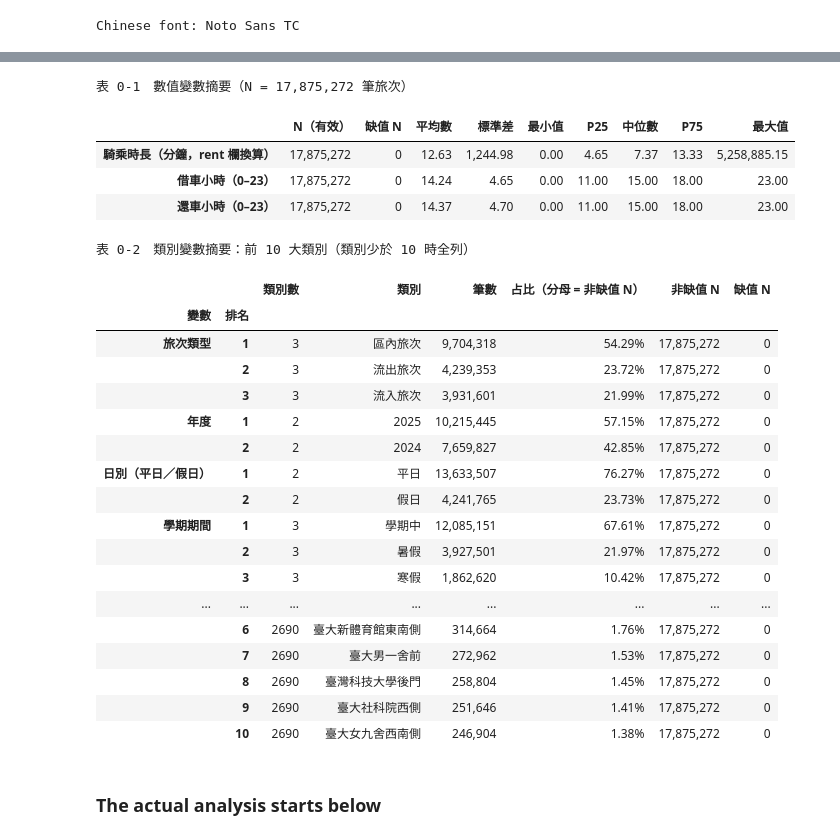
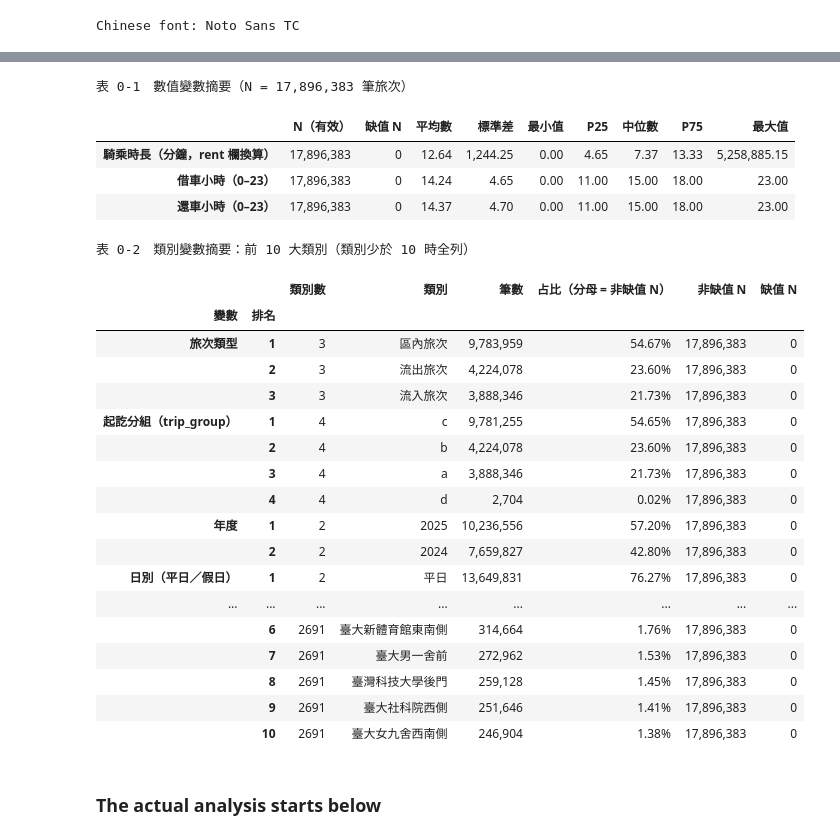
Before and after one commit to ShenTsai/DSSI2026-group-1, a Jupyter notebook: finding/youbike_traffic_eda.ipynb, the cells around one changed output, grey strips where cells are left out. Cells and saved outputs as stored; diff of their text form; code cells hidden in the pictures.

```diff
--- a/finding/youbike_traffic_eda.ipynb
+++ b/finding/youbike_traffic_eda.ipynb
@@ -91,12 +91,12 @@ def show_figure(fig, filename):
 Chinese font: Noto Sans TC
 # %%
 # Load input data here and please finish all the data manipulation here.
-# Inputs: the v5 OD trip files (one row = one source transaction) and the team's 2024 and 2025 calendars.
+# Inputs: the v6 OD trip files (one row = one source transaction) and the team's 2024 and 2025 calendars.
 INPUTS = {
-    "traffic_2024": ("data/processed/youbike_traffic_processed/YouBike_traffic_2024_v5.csv",
-                     "8549188af5faa11fd0a53c5dce0b178cfa76534ccbce042142af44799f205d20"),
-    "traffic_2025": ("data/processed/youbike_traffic_processed/YouBike_traffic_2025_v5.csv",
-                     "0ae8940ea7b1b165b9abf860ad0a6edc9cd3682f9c5cc1ff89844b5a86d8cf5a"),
+    "traffic_2024": ("data/processed/youbike_traffic/YouBike_traffic_2024_v6.csv",
+                     "22f3366e0a6a8b56fcd135b8b85b3a00f5a5204bafdfa73f47484b4edffb20a7"),
+    "traffic_2025": ("data/processed/youbike_traffic/YouBike_traffic_2025_v6.csv",
+                     "66cbd581b26568f2f8af03d4fafec5b4bc74fe9acf2ffe6feece6aeeb93495b9"),
     "calendar_2024": ("data/processed/calendar_2024.csv",
                       "3de23cb578c1c4d6b21d732bd1e0d38a952c56f03e07268099f82ca72211c3ac"),
     "calendar_2025": ("data/processed/calendar_2025.csv",
@@ -115,7 +115,7 @@ for key, (relative_path, expected) in INPUTS.items():
 print(f"All {len(INPUTS)} inputs exist and match their expected SHA-256.")
 
 TRAFFIC_COLUMNS = ["rent_time", "rent_station", "rent_station_id", "return_time", "return_station",
-                   "return_station_id", "rent", "bike_type", "infodate"]
+                   "return_station_id", "rent", "bike_type", "infodate", "trip_group"]
 read_options = {"dtype": str, "keep_default_na": False, "na_filter": False, "encoding": "utf-8-sig"}
 parts = []
 for year in (2024, 2025):
@@ -135,7 +135,7 @@ trips["date"] = pd.to_datetime(trips["infodate"], format="%Y-%m-%d")
 assert (trips["date"] == trips["rent_time"].dt.normalize()).all(), "infodate differs from the rental date"
 
 # --- Check 2: verify the -1 assumption -------------------------------------------------
-OUTSIDE = "-1"
+OUTSIDE = "-1"  # outside the field; -2 = 臺大人文館 (inside the field, StationID pending)
 rent_in = trips["rent_station_id"] != OUTSIDE
 return_in = trips["return_station_id"] != OUTSIDE
 check = {
@@ -163,6 +163,10 @@ TYPE_ORDER = ["區內旅次", "流出旅次", "流入旅次"]
 trips["trip_type"] = pd.Categorical(
     np.select([rent_in & return_in, rent_in & ~return_in], ["區內旅次", "流出旅次"], "流入旅次"),
     categories=TYPE_ORDER)
+# The v6 files carry trip_group (a 流入, b 流出, c 區內, d 同站且 ≤ 3 分鐘); this report keeps the three
+# trip types and counts d inside 區內旅次, so check the two classifications agree.
+expected_type = trips["trip_group"].map({"a": "流入旅次", "b": "流出旅次", "c": "區內旅次", "d": "區內旅次"})
+assert (expected_type == trips["trip_type"].astype(str)).all(), "trip_group disagrees with the trip types"
 trips["rent_in_field"] = rent_in.to_numpy()
 trips["return_in_field"] = return_in.to_numpy()
 
@@ -235,57 +239,57 @@ Analysis sample: 17,875,272 trips (no rows dropped).
 | 8 | 2024-01-01 | 吳興街284巷(廣安宮) | 2024-01-01 | 臺大男七舍前 | 流入旅次 | 13.583333 | False | ... |
 | 9 | 2024-01-01 | 和平復興路口西北側 | 2024-01-01 | 全安公園 | 流出旅次 | 7.650000 | False | ... |
 # %%
-# Summary statistics for every variable used below (N = all trips, 2024-2025 v5).
+# Summary statistics for every variable used below (N = all trips, 2024-2025 v6).
 N = len(trips)
 numeric_vars = {"duration_min": "騎乘時長（分鐘，rent 欄換算）", "rent_hour": "借車小時（0–23）",
                 "return_hour": "還車小時（0–23）"}
 numeric_summary = pd.DataFrame({
     label: {"N（有效）": fmt_int(trips[col].notna().sum()), "缺值 N": fmt_int(trips[col].isna().sum()),
             "平均數": fmt2(trips[col].mean()), "標準差": fmt2(trips[col].std()), "最小值": fmt2(trips[col].min()),
             "P25": fmt2(trips[col].quantile(.25)), "中位數": fmt2(trips[col].median()),
             "P75": fmt2(trips[col].quantile(.75)), "最大值": fmt2(trips[col].max())}
     for col, label in numeric_vars.items()}).T
 print(f"表 0-1　數值變數摘要（N = {N:,} 筆旅次）")
 display(numeric_summary)
 
-categorical_vars = {"trip_type": "旅次類型", "year": "年度", "day_type": "日別（平日／假日）",
+categorical_vars = {"trip_type": "旅次類型", "trip_group": "起訖分組（trip_group）", "year": "年度", "day_type": "日別（平日／假日）",
                     "period": "學期期間", "bike_type": "車種", "same_station": "同站借還",
                     "rent_station": "借車站（含範圍外）", "return_station": "還車站（含範圍外）"}
 rows = []
 for col, label in categorical_vars.items():
     counts = trips[col].value_counts(dropna=False)
     nonmissing = int(trips[col].notna().sum())
     for rank, (value, count) in enumerate(counts.head(10).items(), start=1):
         rows.append({"變數": label, "類別數": counts.size, "排名": rank, "類別": value,
                      "筆數": fmt_int(count), "占比（分母 = 非缺值 N）": pct(count / nonmissing),
                      "非缺值 N": fmt_int(nonmissing), "缺值 N": fmt_int(N - nonmissing)})
 print(f"表 0-2　類別變數摘要：前 10 大類別（類別少於 10 時全列）")
 display(pd.DataFrame(rows).set_index(["變數", "排名"]))
 # %% [output]
-表 0-1　數值變數摘要（N = 17,875,272 筆旅次）
+表 0-1　數值變數摘要（N = 17,896,383 筆旅次）
 |  | N（有效） | 缺值 N | 平均數 | 標準差 | 最小值 | P25 | 中位數 | P75 | 最大值 |
-| 騎乘時長（分鐘，rent 欄換算） | 17,875,272 | 0 | 12.63 | 1,244.98 | 0.00 | 4.65 | 7.37 | 13.33 | 5,258,885.15 |
-| 借車小時（0–23） | 17,875,272 | 0 | 14.24 | 4.65 | 0.00 | 11.00 | 15.00 | 18.00 | 23.00 |
-| 還車小時（0–23） | 17,875,272 | 0 | 14.37 | 4.70 | 0.00 | 11.00 | 15.00 | 18.00 | 23.00 |
+| 騎乘時長（分鐘，rent 欄換算） | 17,896,383 | 0 | 12.64 | 1,244.25 | 0.00 | 4.65 | 7.37 | 13.33 | 5,258,885.15 |
+| 借車小時（0–23） | 17,896,383 | 0 | 14.24 | 4.65 | 0.00 | 11.00 | 15.00 | 18.00 | 23.00 |
+| 還車小時（0–23） | 17,896,383 | 0 | 14.37 | 4.70 | 0.00 | 11.00 | 15.00 | 18.00 | 23.00 |
 表 0-2　類別變數摘要：前 10 大類別（類別少於 10 時全列）
 |  |  | 類別數 | 類別 | 筆數 | 占比（分母 = 非缺值 N） | 非缺值 N | 缺值 N |
 | 變數 | 排名 |  |  |  |  |  |  |
-| 旅次類型 | 1 | 3 | 區內旅次 | 9,704,318 | 54.29% | 17,875,272 | 0 |
-|  | 2 | 3 | 流出旅次 | 4,239,353 | 23.72% | 17,875,272 | 0 |
-|  | 3 | 3 | 流入旅次 | 3,931,601 | 21.99% | 17,875,272 | 0 |
-| 年度 | 1 | 2 | 2025 | 10,215,445 | 57.15% | 17,875,272 | 0 |
-|  | 2 | 2 | 2024 | 7,659,827 | 42.85% | 17,875,272 | 0 |
-| 日別（平日／假日） | 1 | 2 | 平日 | 13,633,507 | 76.27% | 17,875,272 | 0 |
-|  | 2 | 2 | 假日 | 4,241,765 | 23.73% | 17,875,272 | 0 |
-| 學期期間 | 1 | 3 | 學期中 | 12,085,151 | 67.61% | 17,875,272 | 0 |
-|  | 2 | 3 | 暑假 | 3,927,501 | 21.97% | 17,875,272 | 0 |
-|  | 3 | 3 | 寒假 | 1,862,620 | 10.42% | 17,875,272 | 0 |
+| 旅次類型 | 1 | 3 | 區內旅次 | 9,783,959 | 54.67% | 17,896,383 | 0 |
+|  | 2 | 3 | 流出旅次 | 4,224,078 | 23.60% | 17,896,383 | 0 |
+|  | 3 | 3 | 流入旅次 | 3,888,346 | 21.73% | 17,896,383 | 0 |
+| 起訖分組（trip_group） | 1 | 4 | c | 9,781,255 | 54.65% | 17,896,383 | 0 |
+|  | 2 | 4 | b | 4,224,078 | 23.60% | 17,896,383 | 0 |
+|  | 3 | 4 | a | 3,888,346 | 21.73% | 17,896,383 | 0 |
+|  | 4 | 4 | d | 2,704 | 0.02% | 17,896,383 | 0 |
+| 年度 | 1 | 2 | 2025 | 10,236,556 | 57.20% | 17,896,383 | 0 |
+|  | 2 | 2 | 2024 | 7,659,827 | 42.80% | 17,896,383 | 0 |
+| 日別（平日／假日） | 1 | 2 | 平日 | 13,649,831 | 76.27% | 17,896,383 | 0 |
 | ... | ... | ... | ... | ... | ... | ... | ... |
-|  | 6 | 2690 | 臺大新體育館東南側 | 314,664 | 1.76% | 17,875,272 | 0 |
-|  | 7 | 2690 | 臺大男一舍前 | 272,962 | 1.53% | 17,875,272 | 0 |
-|  | 8 | 2690 | 臺灣科技大學後門 | 258,804 | 1.45% | 17,875,272 | 0 |
-|  | 9 | 2690 | 臺大社科院西側 | 251,646 | 1.41% | 17,875,272 | 0 |
-|  | 10 | 2690 | 臺大女九舍西南側 | 246,904 | 1.38% | 17,875,272 | 0 |
+|  | 6 | 2691 | 臺大新體育館東南側 | 314,664 | 1.76% | 17,896,383 | 0 |
+|  | 7 | 2691 | 臺大男一舍前 | 272,962 | 1.53% | 17,896,383 | 0 |
+|  | 8 | 2691 | 臺灣科技大學後門 | 259,128 | 1.45% | 17,896,383 | 0 |
+|  | 9 | 2691 | 臺大社科院西側 | 251,646 | 1.41% | 17,896,383 | 0 |
+|  | 10 | 2691 | 臺大女九舍西南側 | 246,904 | 1.38% | 17,896,383 | 0 |
 # %% [markdown]
 ### The actual analysis starts below
 # %% [markdown]
```
Also changed, not shown: parts of 31 cells of this notebook, 19 other files.
